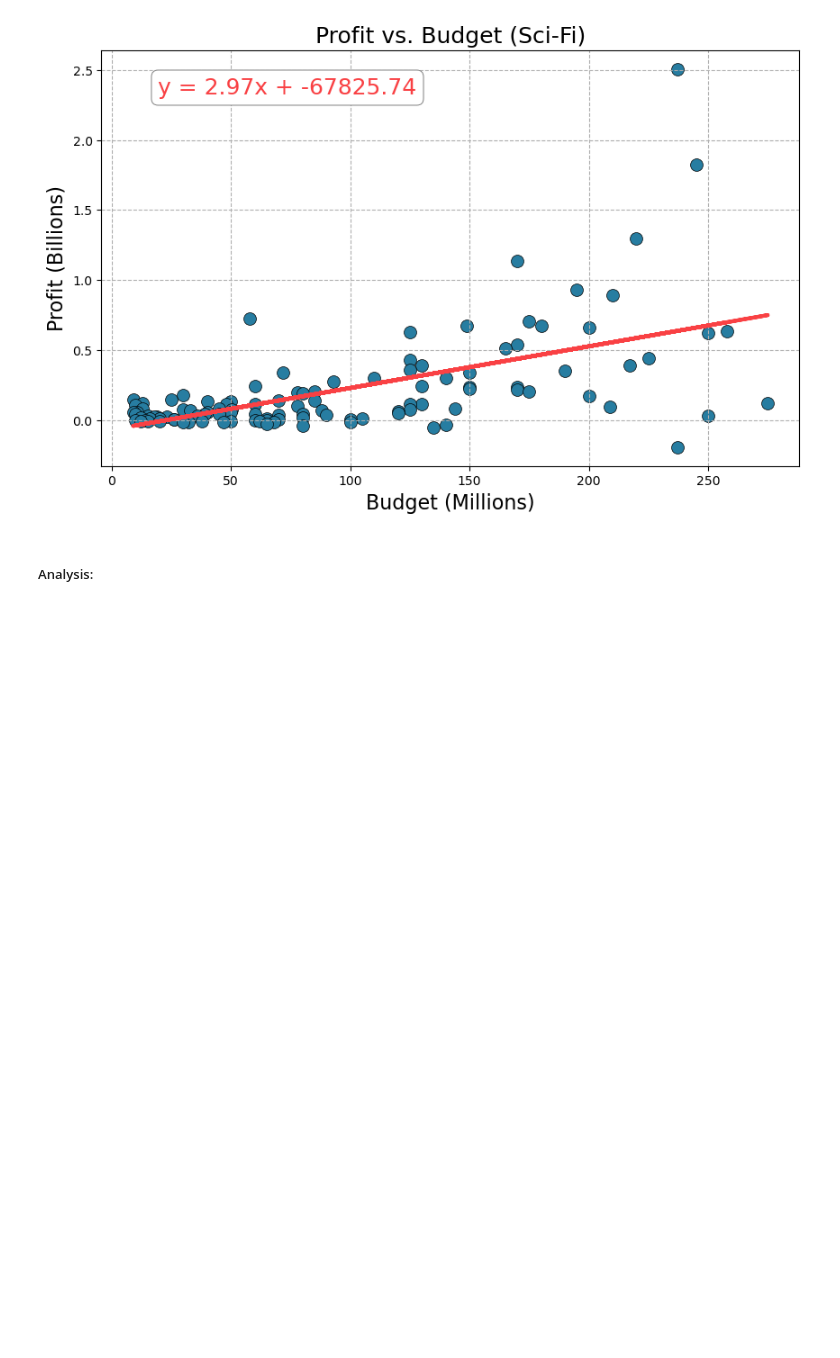
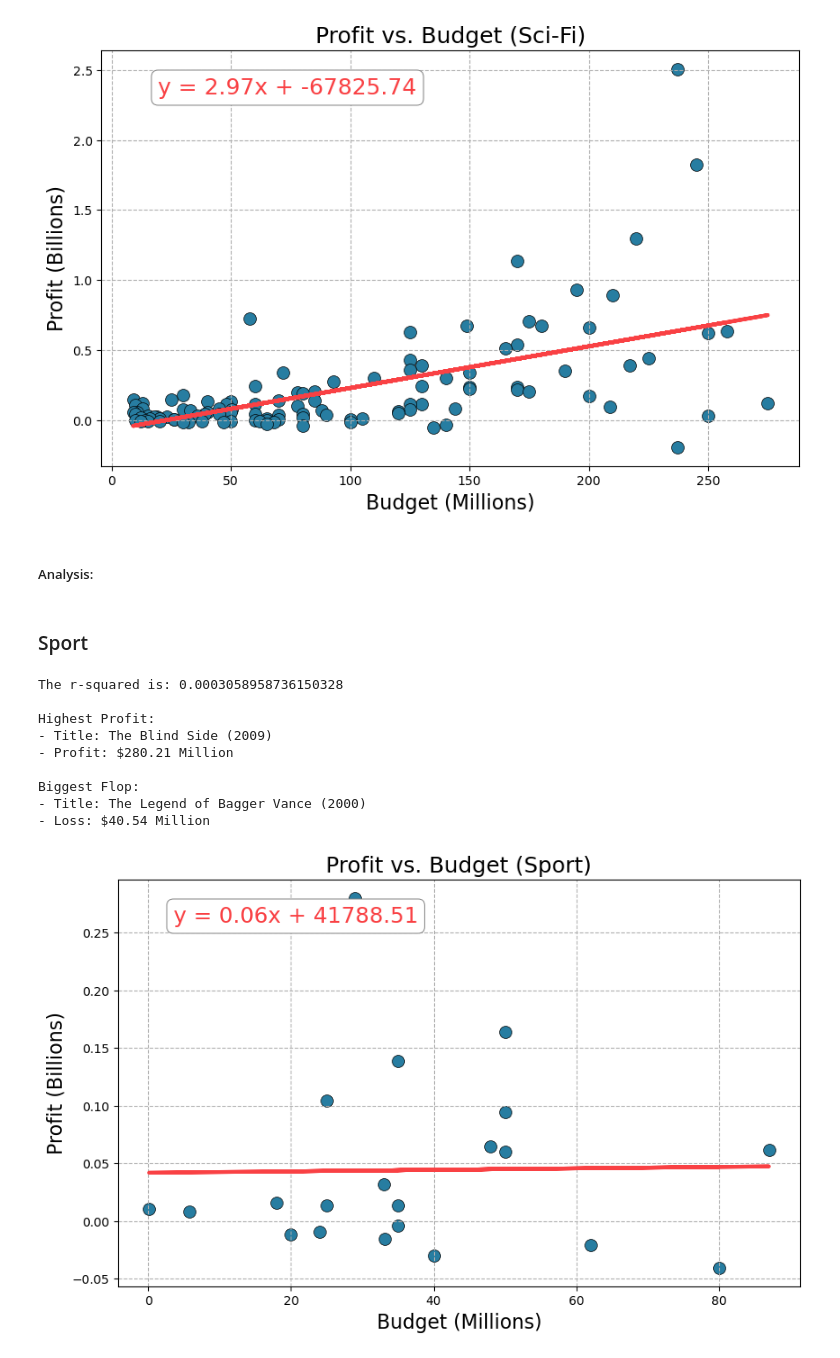
Before and after one commit to andrew-m-vick/project-1-group-18, a Jupyter notebook: Andrew-DS-1/Project1_Base_VICK.ipynb, the cells around one changed output. Drawn from its saved outputs; the diff is of its cells as text; code cells hidden in the pictures; blank space fills up the shorter version.

Commit message:
regression update

```diff
--- a/Andrew-DS-1/Project1_Base_VICK.ipynb
+++ b/Andrew-DS-1/Project1_Base_VICK.ipynb
@@ -282,3 +282,18 @@ Biggest Flop:
 [figure]
 # %% [markdown]
 ##### Analysis:
+# %% [markdown]
+### Sport
+# %%
+create_linear_regression_plot_genre(df, 'Budget_$', 'profit', 'Budget', 'Profit', 'Profit vs. Budget', 'Sport')
+# %% [output]
+The r-squared is: 0.0003058958736150328
+
+Highest Profit:
+- Title: The Blind Side (2009)
+- Profit: $280.21 Million
+
+Biggest Flop:
+- Title: The Legend of Bagger Vance (2000)
+- Loss: $40.54 Million
+[figure, added]
```
Also changed, not shown: parts of 5 cells of this notebook.
